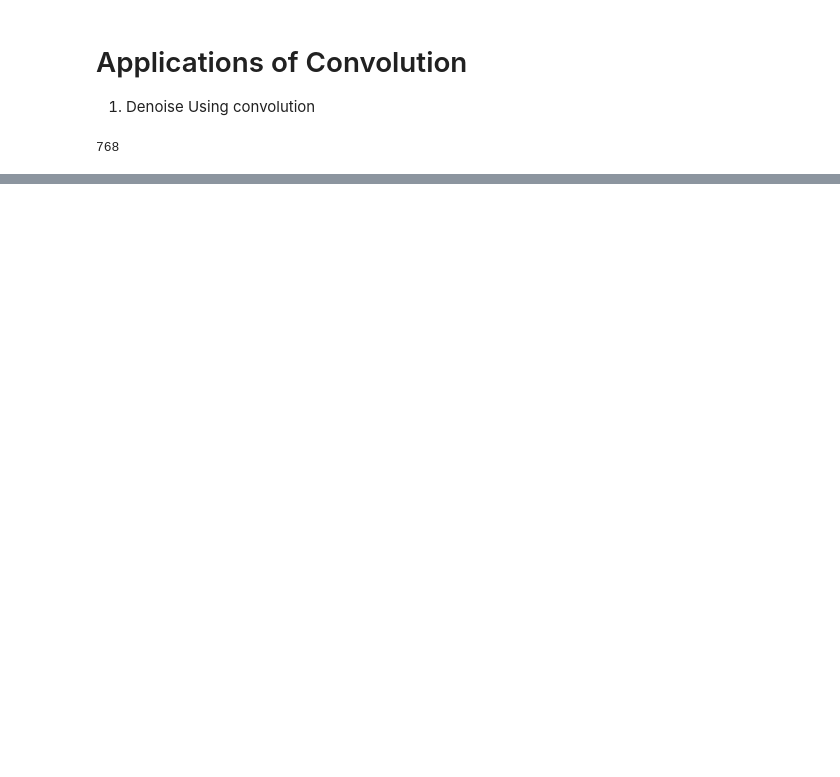
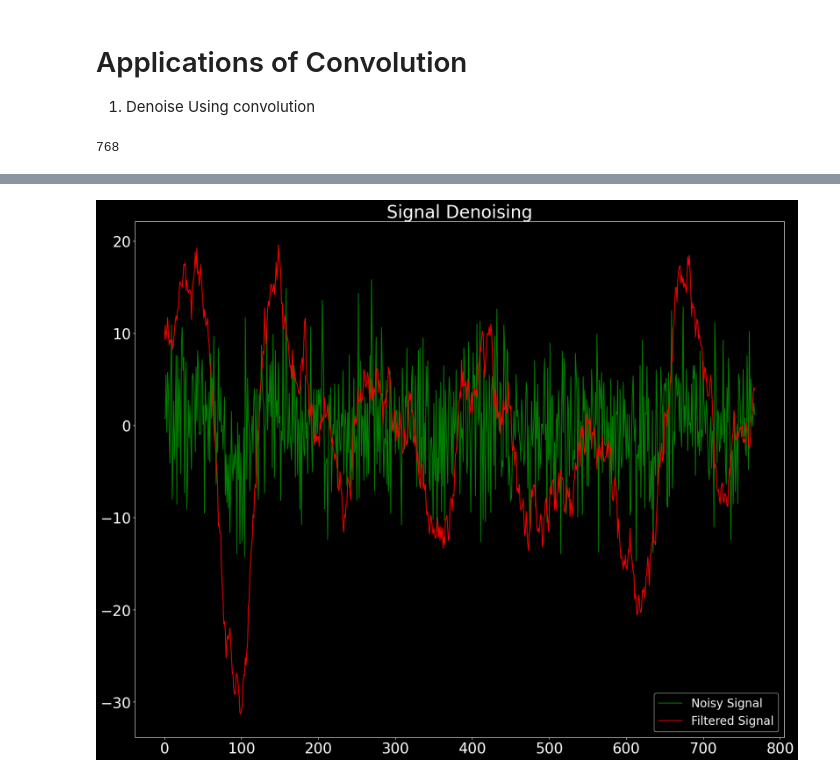
Before and after one commit to hbrandon15/ISP-with-Python, a Jupyter notebook: fundamentals_of_signal_processing/10_applications_of_convolution.ipynb, the cells around one changed output, grey strips where cells are left out. Cells and saved outputs as stored; diff of their text form; code cells hidden in the pictures; blank space fills up the shorter version.

```diff
--- a/fundamentals_of_signal_processing/10_applications_of_convolution.ipynb
+++ b/fundamentals_of_signal_processing/10_applications_of_convolution.ipynb
@@ -39,0 +61,11 @@ plt.show()
+# %%
+# Plotting Noisy signal and filtered signal
+
+plt.figure(figsize= (20, 16))
+plt.plot(Noisysignal, 'g', label = 'Noisy Signal')
+plt.plot(filteredSignal, 'r', label = 'Filtered Signal')
+plt.legend(fontsize = 20)
+plt.title('Signal Denoising', fontsize = 30)
+plt.show()
+# %% [output]
+[figure, added]
```
Also changed, not shown: parts of 4 cells of this notebook.
